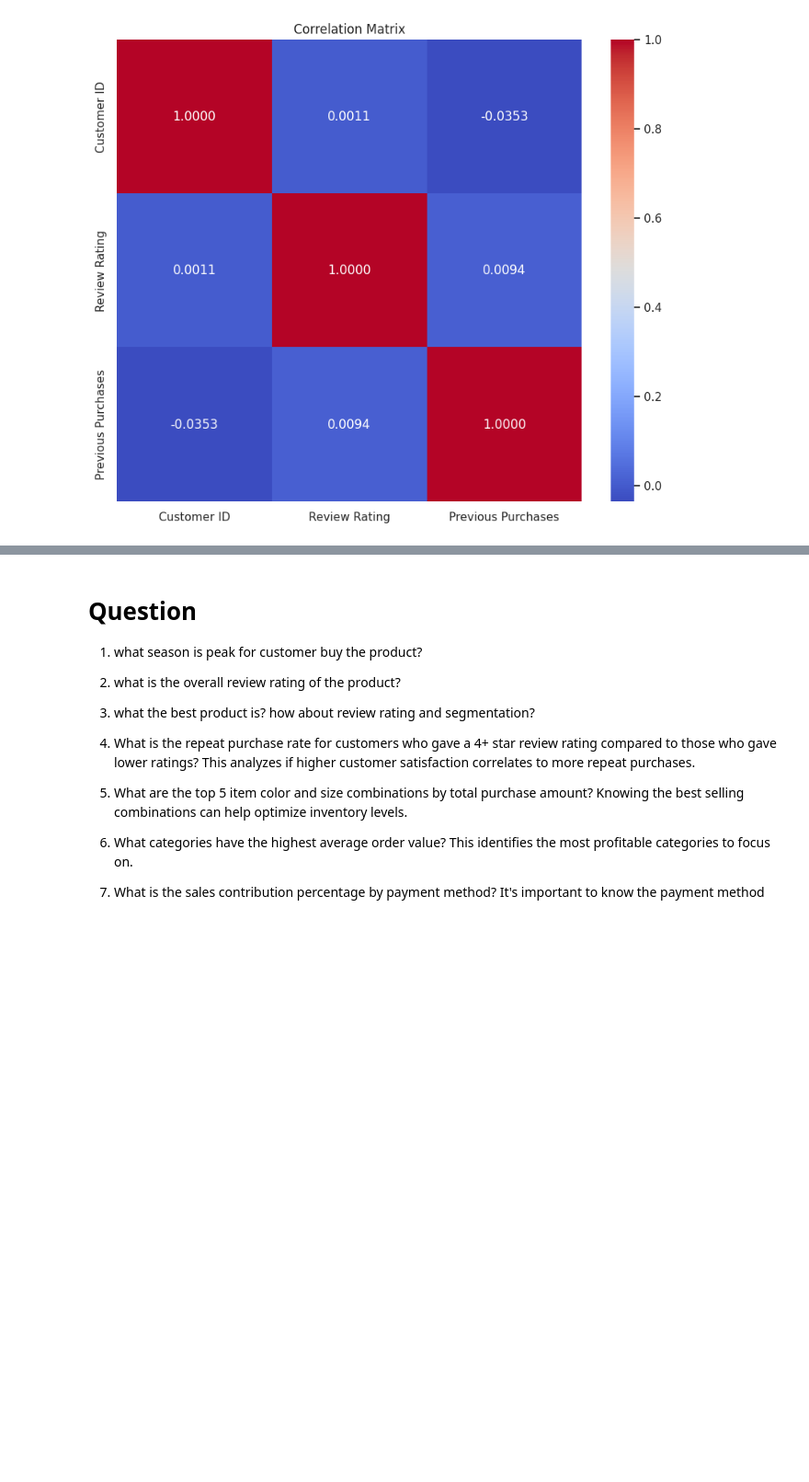
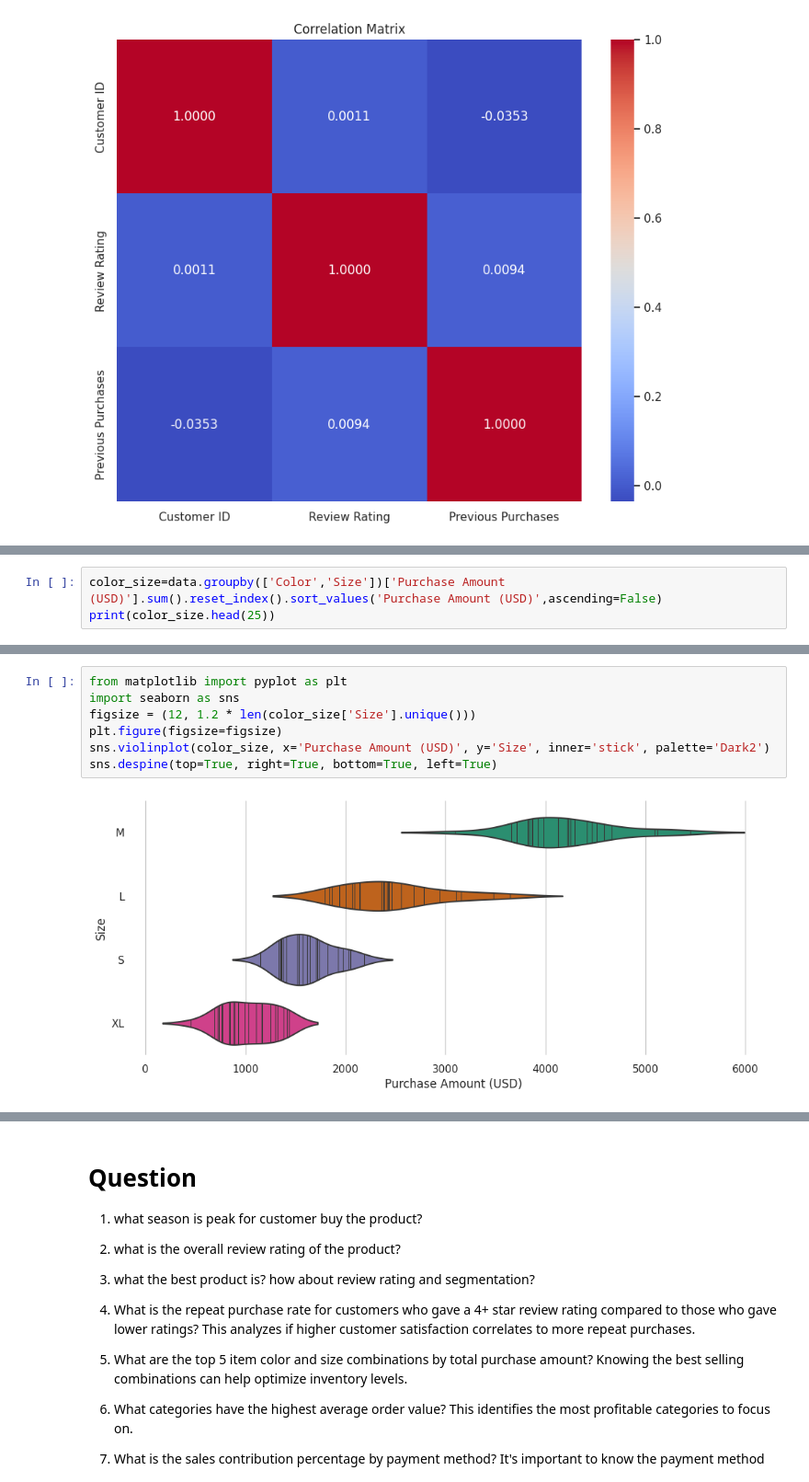
Before and after one commit to DzikriNurRochim/Data_science, a Jupyter notebook: Customer_Shipping.ipynb, the cells around one changed output, grey strips where cells are left out. Shown at 92% size. Cells and saved outputs as stored; diff of their text form; blank space fills up the shorter version.

```diff
--- a/Customer_Shipping.ipynb
+++ b/Customer_Shipping.ipynb
@@ -1728,0 +1744,3 @@ plt.show()
+# %%
+color_size=data.groupby(['Color','Size'])['Purchase Amount (USD)'].sum().reset_index().sort_values('Purchase Amount (USD)',ascending=False)
+print(color_size.head(25))
@@ -1728,0 +1777,9 @@ plt.show()
+# %%
+from matplotlib import pyplot as plt
+import seaborn as sns
+figsize = (12, 1.2 * len(color_size['Size'].unique()))
+plt.figure(figsize=figsize)
+sns.violinplot(color_size, x='Purchase Amount (USD)', y='Size', inner='stick', palette='Dark2')
+sns.despine(top=True, right=True, bottom=True, left=True)
+# %% [output]
+[figure, added]
```
Also changed, not shown: parts of 10 cells of this notebook.
